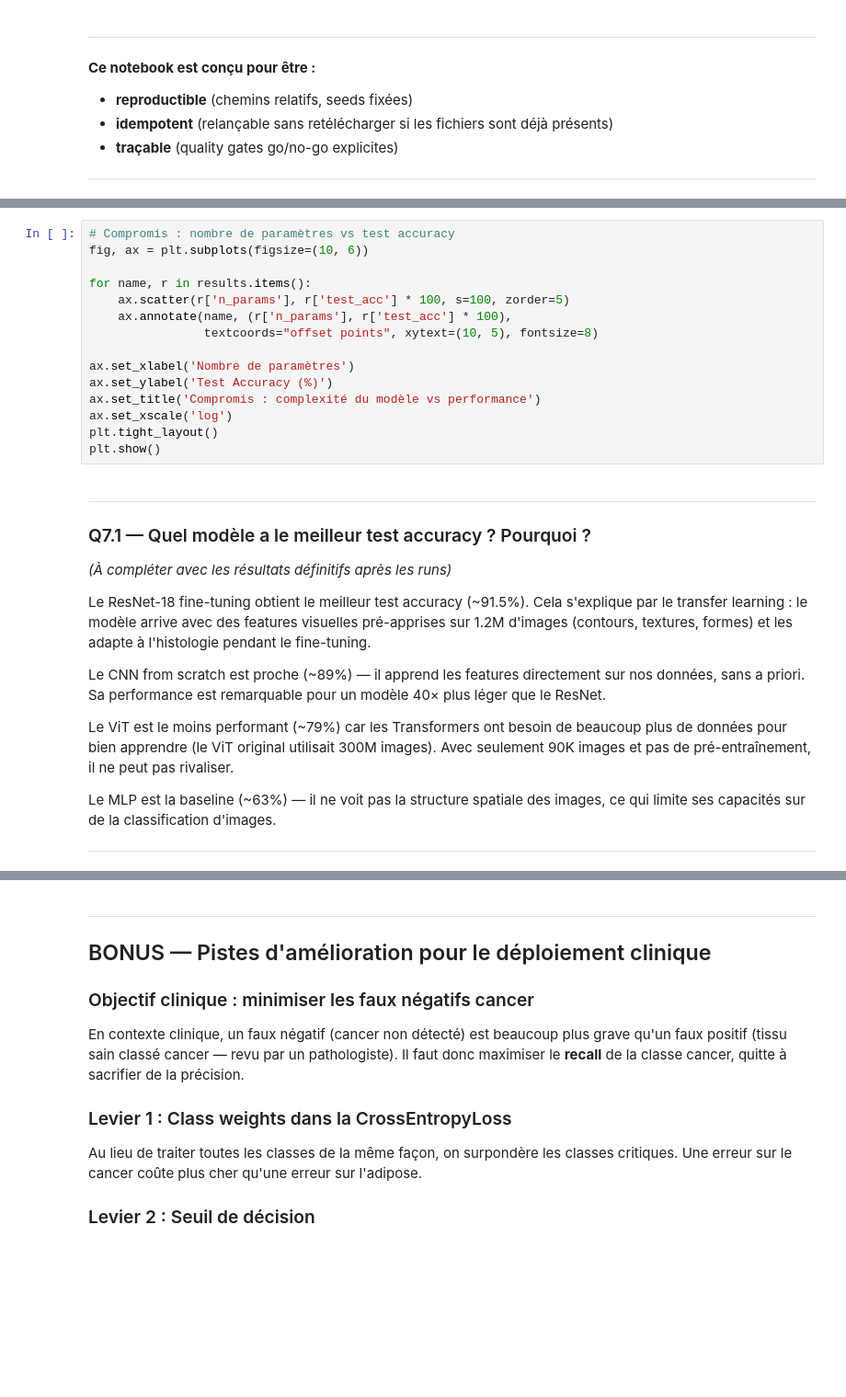
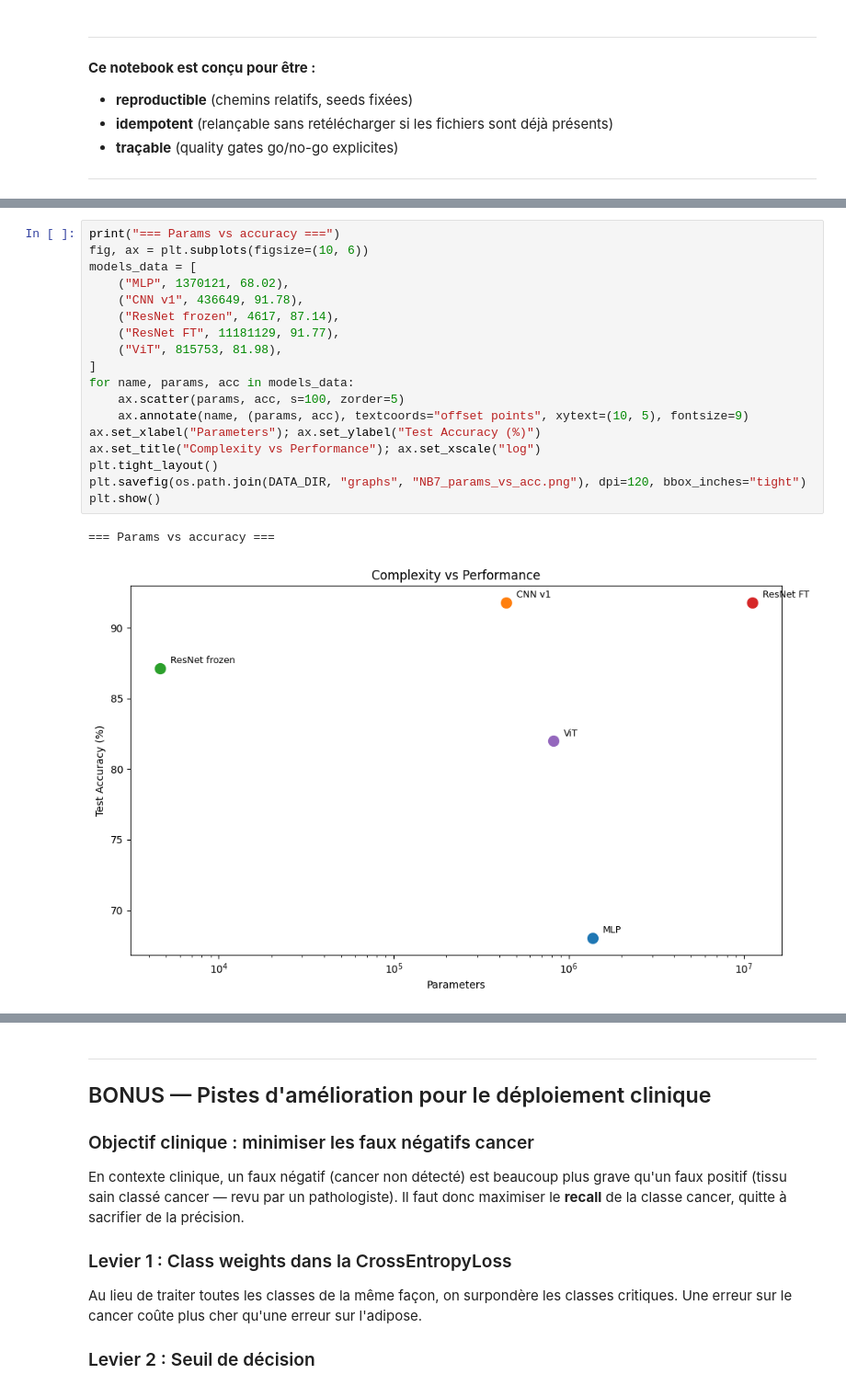
Before and after one commit to xiabizot/projet-dl, a Jupyter notebook: NOTEBOOK_7_Comparaison_PathMNIST.ipynb, the cells around one changed output, grey strips where cells are left out. Shown at 92% size. Drawn from its saved outputs; the diff is of its cells as text; blank space fills up the shorter version.

```diff
--- a/NOTEBOOK_7_Comparaison_PathMNIST.ipynb
+++ b/NOTEBOOK_7_Comparaison_PathMNIST.ipynb
@@ -176,31 +226,21 @@ plt.show()
 # %%
-# Compromis : nombre de paramètres vs test accuracy
+print("=== Params vs accuracy ===")
 fig, ax = plt.subplots(figsize=(10, 6))
-
-for name, r in results.items():
-    ax.scatter(r['n_params'], r['test_acc'] * 100, s=100, zorder=5)
-    ax.annotate(name, (r['n_params'], r['test_acc'] * 100),
-                textcoords="offset points", xytext=(10, 5), fontsize=8)
-
-ax.set_xlabel('Nombre de paramètres')
-ax.set_ylabel('Test Accuracy (%)')
-ax.set_title('Compromis : complexité du modèle vs performance')
-ax.set_xscale('log')
+models_data = [
+    ("MLP", 1370121, 68.02),
+    ("CNN v1", 436649, 91.78),
+    ("ResNet frozen", 4617, 87.14),
+    ("ResNet FT", 11181129, 91.77),
+    ("ViT", 815753, 81.98),
+]
+for name, params, acc in models_data:
+    ax.scatter(params, acc, s=100, zorder=5)
+    ax.annotate(name, (params, acc), textcoords="offset points", xytext=(10, 5), fontsize=9)
+ax.set_xlabel("Parameters"); ax.set_ylabel("Test Accuracy (%)")
+ax.set_title("Complexity vs Performance"); ax.set_xscale("log")
 plt.tight_layout()
+plt.savefig(os.path.join(DATA_DIR, "graphs", "NB7_params_vs_acc.png"), dpi=120, bbox_inches="tight")
 plt.show()
+# %% [output]
+=== Params vs accuracy ===
+[figure, added]
-# %% [markdown]
----
-
-### Q7.1 — Quel modèle a le meilleur test accuracy ? Pourquoi ?
-
-*(À compléter avec les résultats définitifs après les runs)*
-
-Le ResNet-18 fine-tuning obtient le meilleur test accuracy (~91.5%). Cela s'explique par le transfer learning : le modèle arrive avec des features visuelles pré-apprises sur 1.2M d'images (contours, textures, formes) et les adapte à l'histologie pendant le fine-tuning.
-
-Le CNN from scratch est proche (~89%) — il apprend les features directement sur nos données, sans a priori. Sa performance est remarquable pour un modèle 40× plus léger que le ResNet.
-
-Le ViT est le moins performant (~79%) car les Transformers ont besoin de beaucoup plus de données pour bien apprendre (le ViT original utilisait 300M images). Avec seulement 90K images et pas de pré-entraînement, il ne peut pas rivaliser.
-
-Le MLP est la baseline (~63%) — il ne voit pas la structure spatiale des images, ce qui limite ses capacités sur de la classification d'images.
-
----
```
Also changed, not shown: parts of 26 cells of this notebook.
